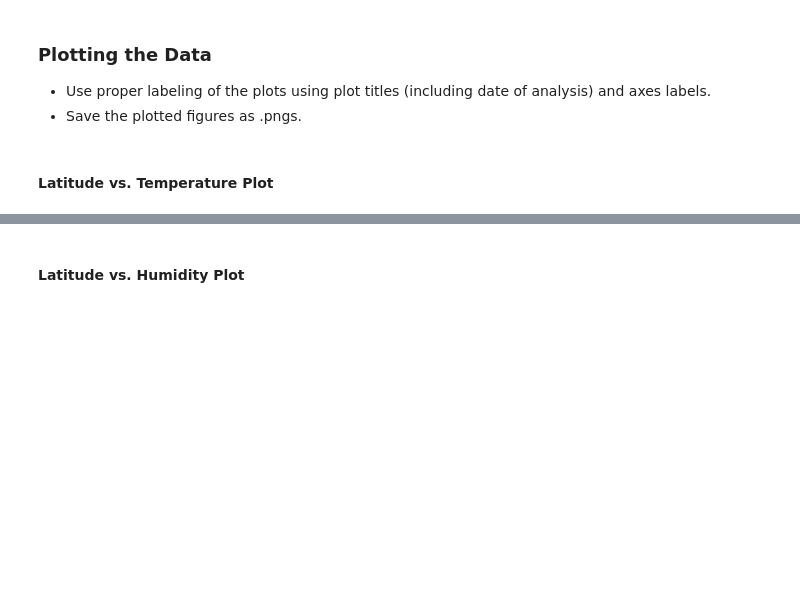
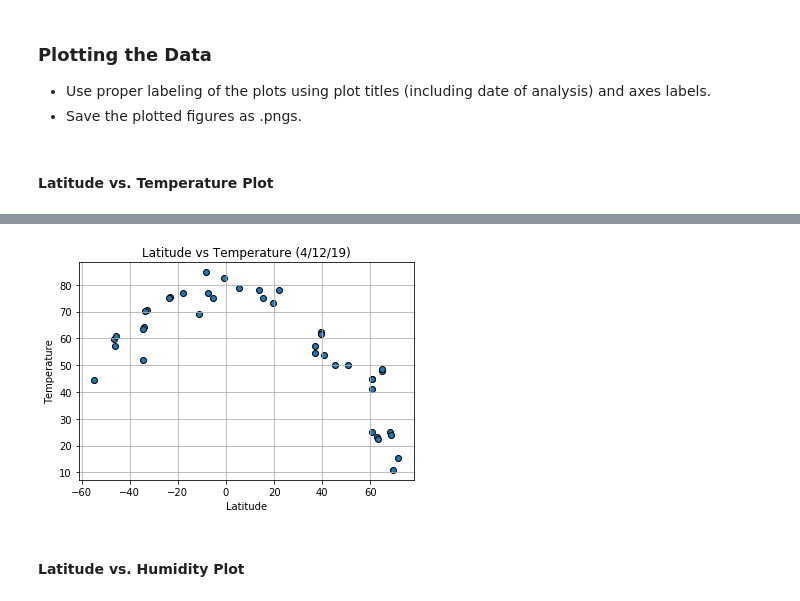
Before and after one commit to awindmiller/WeatherPy, a Jupyter notebook: WeatherPy.ipynb, the cells around one changed output, grey strips where cells are left out. Drawn from its saved outputs; the diff is of its cells as text; code cells hidden in the pictures; blank space fills up the shorter version.

```diff
--- a/WeatherPy.ipynb
+++ b/WeatherPy.ipynb
@@ -64,22 +64,25 @@ url = "http://api.openweathermap.org/data/2.5/weather?"
 Columns = ["City", "Country", "Temp", "Lat", "Long", "Humidity", "Cloudiness", "Wind Speed"]
 CitiesDf = pd.DataFrame(columns=Columns)
 Rowz = 1
-for index, row in cities["City"]["Country"].iterrows():
-    TCity = cities["City"]["row"]
-    TUrl = url + "appid=" + api_key + "&units=IMPERIAL" + "&q=" + TCity.replace(" ", "+")
+for row in cities:
+    #TCity = cities["City"]["row"]
+    TUrl = url + "appid=" + api_key + "&units=IMPERIAL" + "&q=" + row
     CityData = requests.get(TUrl).json()
     if CityData["cod"] =="404":
         print("no city found")
+#     else:
+#         print(CityData)
+
     else:
-        CitiesDf.set_value(index, "City", CityData["name"])
-        CitiesDf.set_value(index, "Country", CityData["sys"]["country"])
-        CitiesDf.set_value(index, "Temp", CityData["main"]["temp"])
-        CitiesDf.set_value(index, "Lat", CityData["coord"]["lat"])
-        CitiesDf.set_value(index, "Long", CityData["coord"]["lat"])
-        CitiesDf.set_value(index, "Humidity", CityData["main"]["humidity"])
-        CitiesDf.set_value(index, "Cloudiness", CityData["clouds"]["all"])
-        CitiesDf.set_value(index, "Wind Speed", CityData["wind"]["speed"])
-        print(Rows, CityData["name"], CityData["sys"]["country"])
+        CitiesDf.set_value(Rowz, "City", CityData["name"])
+        CitiesDf.set_value(Rowz, "Country", CityData["sys"]["country"])
+        CitiesDf.set_value(Rowz, "Temp", CityData["main"]["temp"])
+        CitiesDf.set_value(Rowz, "Lat", CityData["coord"]["lat"])
+        CitiesDf.set_value(Rowz, "Long", CityData["coord"]["lat"])
+        CitiesDf.set_value(Rowz, "Humidity", CityData["main"]["humidity"])
+        CitiesDf.set_value(Rowz, "Cloudiness", CityData["clouds"]["all"])
+        CitiesDf.set_value(Rowz, "Wind Speed", CityData["wind"]["speed"])
+        print(Rowz, CityData["name"], CityData["sys"]["country"])
         print(TUrl)
         Rowz = Rowz + 1
 # %% [output]
@@ -120,2 +138,13 @@ dtype: int64
+# %%
+Latx = CitiesDf["Lat"]
+Tempy = CitiesDf["Temp"]
+plt.scatter(Latx, Tempy, edgecolor="black")
+plt.xlabel("Latitude")
+plt.ylabel("Temperature")
+plt.title("Latitude vs Temperature (4/12/19)")
+plt.grid(True)
+plt.show()
+# %% [output]
+[figure, added]
 # %% [markdown]
 #### Latitude vs. Humidity Plot
```
Also changed, not shown: parts of 13 cells of this notebook.
